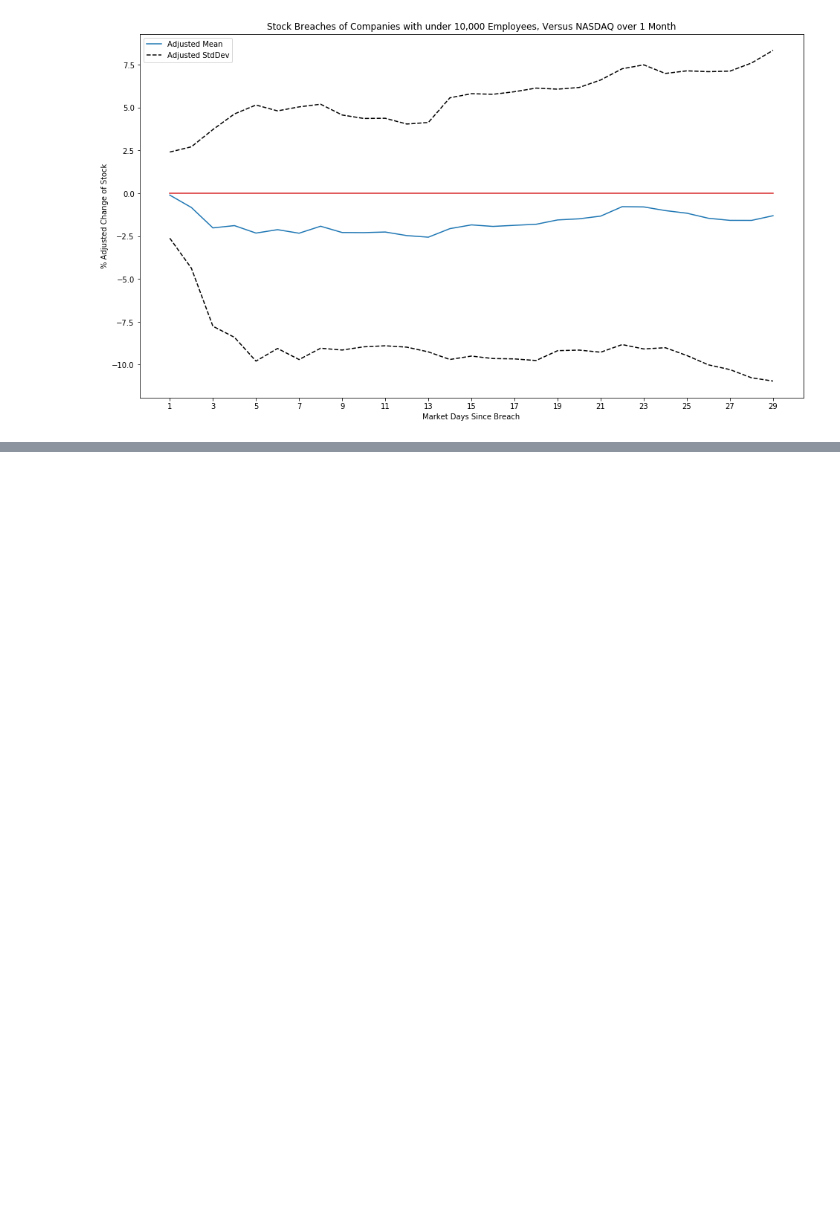
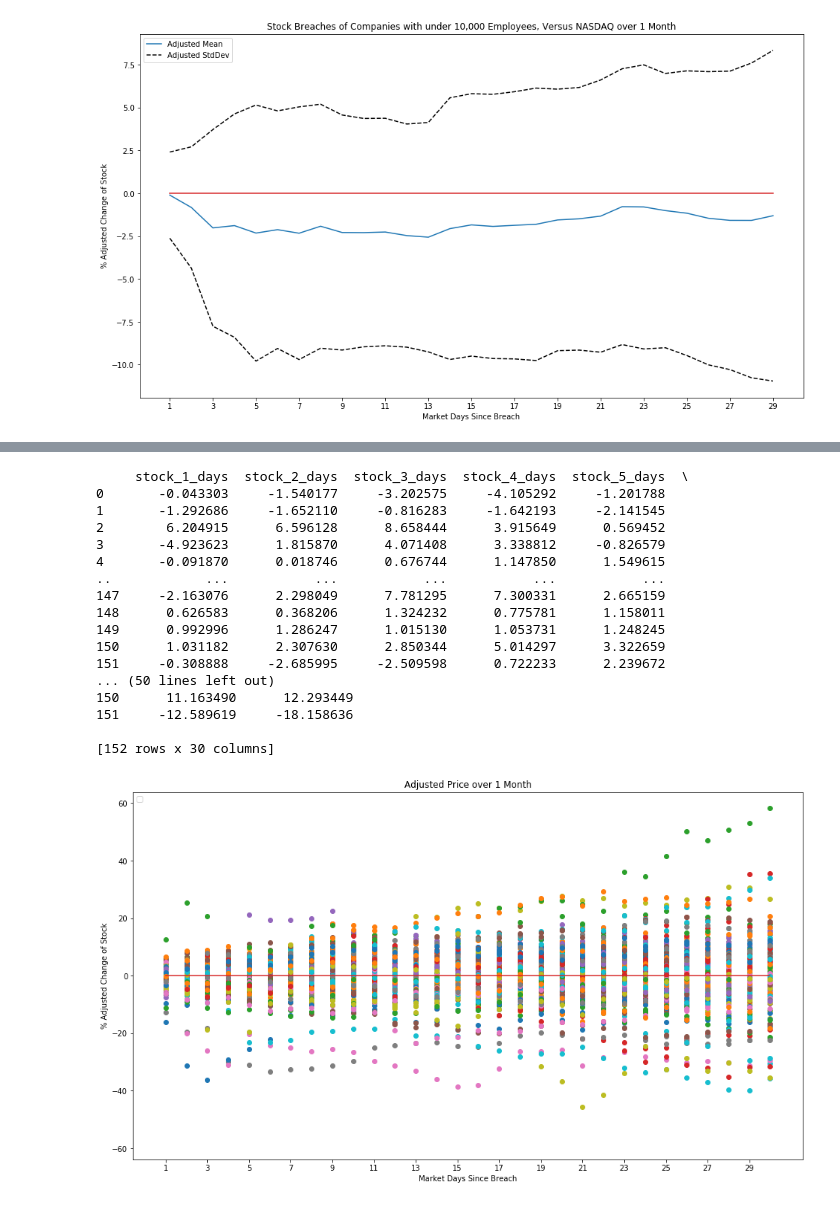
Before and after one commit to csanders-git/StockData, a Jupyter notebook: Stock_Data.ipynb, the cells around one changed output, grey strips where cells are left out. Cells and saved outputs as stored; diff of their text form; code cells hidden in the pictures; blank space fills up the shorter version.

```diff
--- a/Stock_Data.ipynb
+++ b/Stock_Data.ipynb
@@ -2177,0 +2808,59 @@ fig1.savefig('images/breaches-under-10000-employees-over-month', bbox_inches='ti
+# %%
+stdd_upper = []
+stdd_lower = []
+
+#x_values = dates
+#means = adjusted_means
+
+#for index, mean in enumerate(adjusted_means):
+#    stdd_upper.append(mean+adjusted_stdd[index])
+#    stdd_lower.append(mean-adjusted_stdd[index])
+
+fig = plt.figure(figsize=(16,9))
+ax1 = fig.add_subplot(111)
+ax1.plot(dates, [0] * len(dates), label='', color='C3')
+
+print(train_y)
+for index, row in train_y.iterrows():
+    ax1.scatter(dates, list(row), label='')
+
+bottom, top = plt.ylim()  # return the current ylim
+
+plt.ylim((top-(top*2)), top)
+
+#ax1.plot(x_values, means, label='Adjusted Mean')
+
+#ax1.plot(x_values, stdd_lower, label='Adjusted StdDev', color='black', linestyle="--")
+#ax1.plot(x_values, stdd_upper, color='black', linestyle="--")
+
+# skip every 5 elements
+plt.xticks(dates[::2])
+#plt.xticks(np.arange(min(x), max(x)+1, 1.0))
+plt.xlabel('Market Days Since Breach')
+plt.ylabel('% Adjusted Change of Stock')
+plt.title('Adjusted Price over 1 Month')
+
+handles, labels = ax1.get_legend_handles_labels()
+lgd = ax1.legend(handles, labels, loc='upper left')
+fig1 = plt.gcf()
+plt.show()
+fig1.savefig('images/adjusted-price-over-one-month-all ', bbox_inches='tight', dpi=300)
+# %% [output]
+     stock_1_days  stock_2_days  stock_3_days  stock_4_days  stock_5_days  \
+0       -0.043303     -1.540177     -3.202575     -4.105292     -1.201788
+1       -1.292686     -1.652110     -0.816283     -1.642193     -2.141545
+2        6.204915      6.596128      8.658444      3.915649      0.569452
+3       -4.923623      1.815870      4.071408      3.338812     -0.826579
+4       -0.091870      0.018746      0.676744      1.147850      1.549615
+..            ...           ...           ...           ...           ...
+147     -2.163076      2.298049      7.781295      7.300331      2.665159
+148      0.626583      0.368206      1.324232      0.775781      1.158011
+149      0.992996      1.286247      1.015130      1.053731      1.248245
+150      1.031182      2.307630      2.850344      5.014297      3.322659
+151     -0.308888     -2.685995     -2.509598      0.722233      2.239672
+... (50 lines left out)
+150      11.163490      12.293449
+151     -12.589619     -18.158636
+
+[152 rows x 30 columns]
+[figure, added]
```
Also changed, not shown: parts of 16 cells of this notebook, 14 other files.
